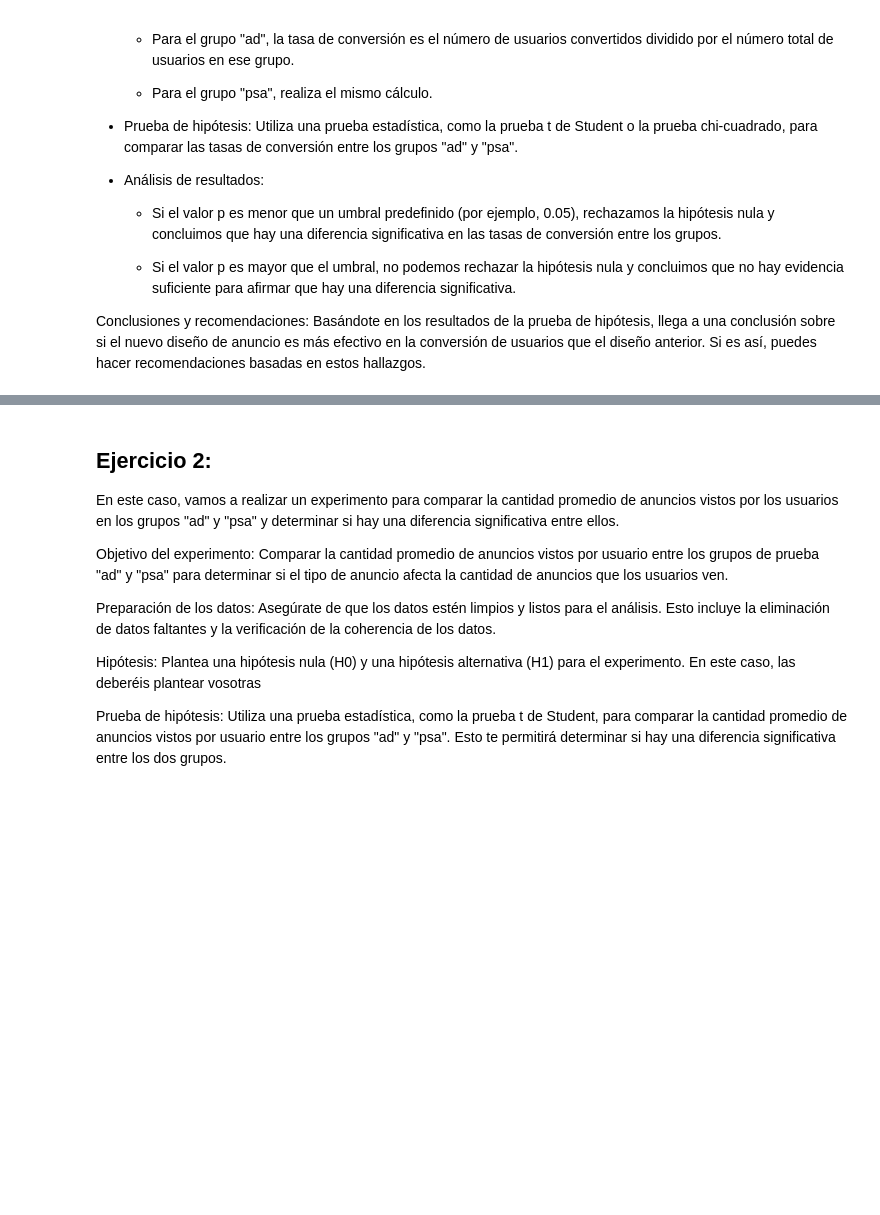
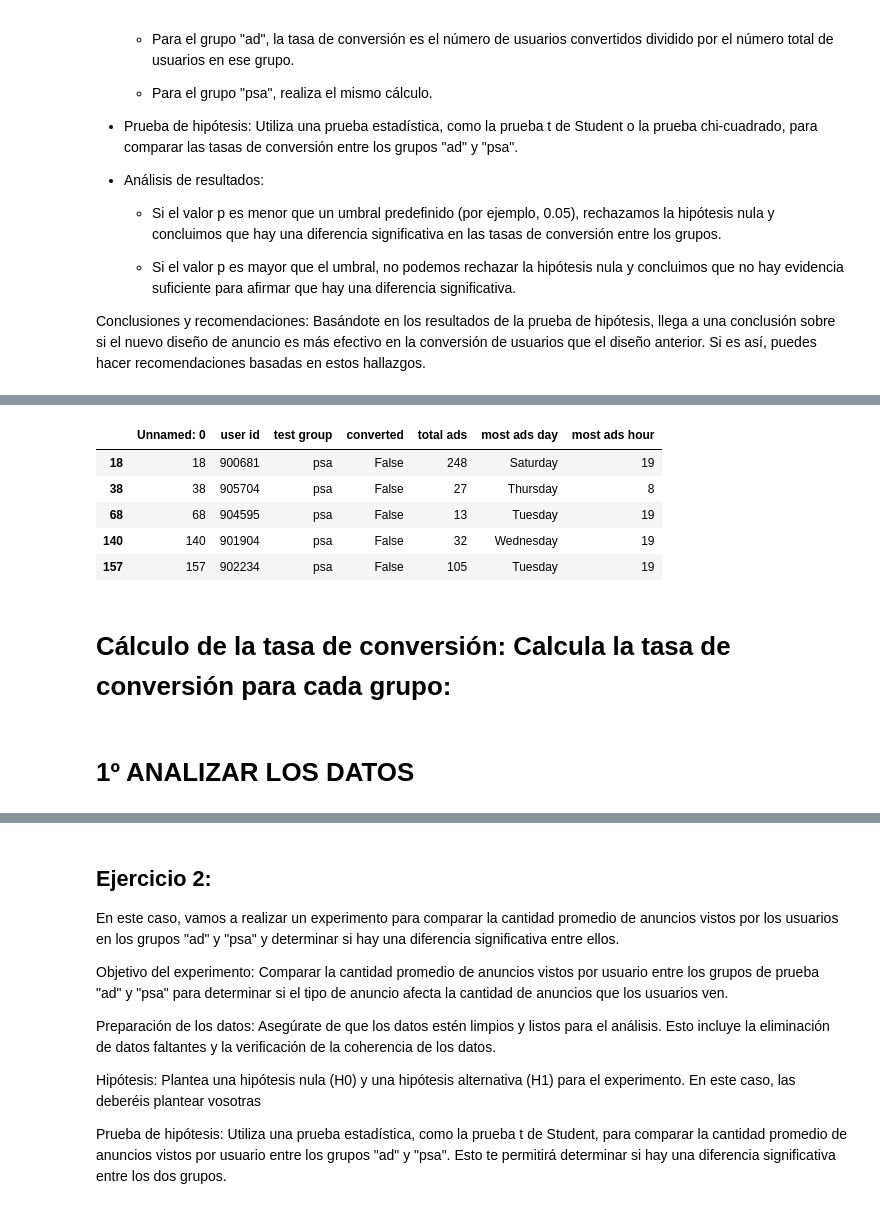
Before and after one commit to ElenaLara14/promoi-modulo3-sprint1-pairprogramming--ELENA, a Jupyter notebook: modulo-3-pair-03-AB.ipynb, the cells around one changed output, grey strips where cells are left out. Cells and saved outputs as stored; diff of their text form; code cells hidden in the pictures; blank space fills up the shorter version.

```diff
--- a/modulo-3-pair-03-AB.ipynb
+++ b/modulo-3-pair-03-AB.ipynb
@@ -78,0 +103,13 @@ Conclusiones y recomendaciones: Basándote en los resultados de la prueba de hip
+# %%
+# lo primero que vamos a hacer es unir los dos DataFrames en uno solo para no tener que estar haciendo todo el trabajo por duplicado
+df_concat = pd.concat([df_control, df_test], axis = 0)
+df_concat.head()
+# %% [output]
+|  | Unnamed: 0 | user id | test group | converted | total ads | most ads day | most ads hour |
+| 18 | 18 | 900681 | psa | False | 248 | Saturday | 19 |
+| 38 | 38 | 905704 | psa | False | 27 | Thursday | 8 |
+| 68 | 68 | 904595 | psa | False | 13 | Tuesday | 19 |
+| 140 | 140 | 901904 | psa | False | 32 | Wednesday | 19 |
+| 157 | 157 | 902234 | psa | False | 105 | Tuesday | 19 |
+# %% [markdown]
+#  Cálculo de la tasa de conversión: Calcula la tasa de conversión para cada grupo:
@@ -78,0 +123,2 @@ Conclusiones y recomendaciones: Basándote en los resultados de la prueba de hip
+# %% [markdown]
+# 1º ANALIZAR LOS DATOS
```
Also changed, not shown: parts of 11 cells of this notebook.
